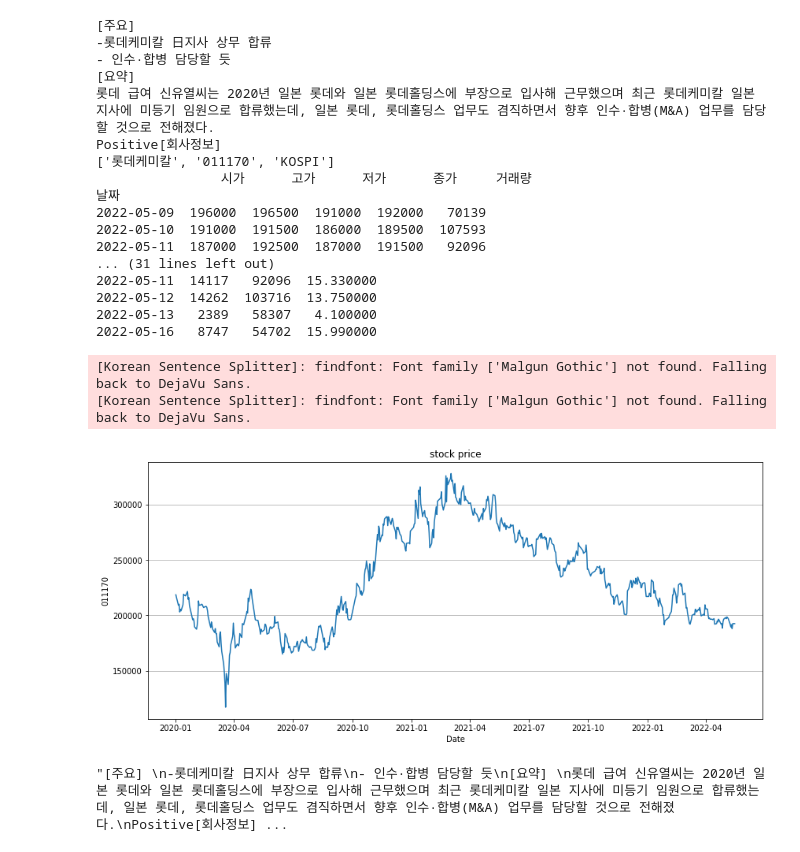
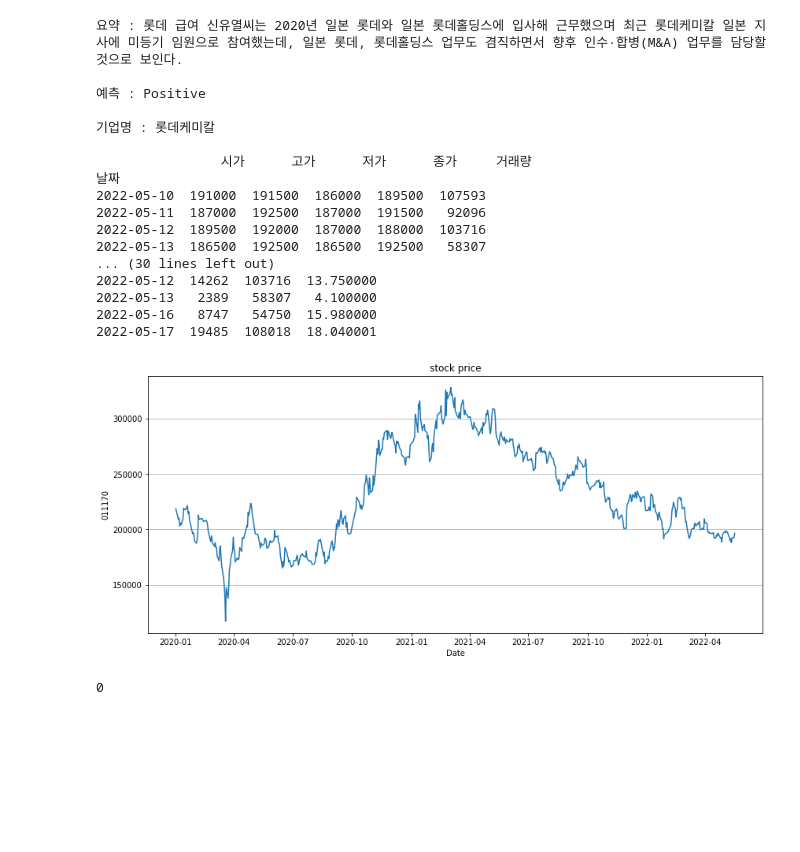
Before and after one commit to gytj2013/NewPhago, a Jupyter notebook: newphago_summarize.ipynb, the cells around one changed output. Cells and saved outputs as stored; diff of their text form; code cells hidden in the pictures; blank space fills up the shorter version.

```diff
--- a/newphago_summarize.ipynb
+++ b/newphago_summarize.ipynb
@@ -179 +89,35 @@ def summerize_news(url, Company):
+# %%
+# 기업 주가 정보
+from pykrx import stock
+import pandas as pd
+import FinanceDataReader as fdr
+import matplotlib.pyplot as plt
+import platform
+from datetime import datetime, timedelta
+
+today = datetime.today().strftime("%Y%m%d")
+last_week = (datetime.today() - timedelta(7)).strftime("%Y%m%d")
+
+def company_info(company, CompanyDic):
+  ticker = CompanyDic[company]
+  info_a = stock.get_market_ohlcv(last_week, today, ticker)
+  print(info_a) #주가
+  info_b = stock.get_market_cap(last_week, today, ticker)
+  print(info_b) #시가총액, 거래량, 거래대금, 상장주식수
+  info_c = stock.get_exhaustion_rates_of_foreign_investment(last_week, today, ticker)
+  print(info_c) #외국인 보유량 및 외국인 한도소진율
+  info_d = stock.get_market_fundamental(last_week, today, ticker)
+  print(info_d) #DIV/BPS/PER/EPS
+  info_e = stock.get_shorting_volume_by_date(last_week, today, ticker)
+  print(info_e) #공매도 현황
+  info_g = fdr.DataReader(symbol=ticker, start= "2020")
+  fig = plt.figure(figsize=(14, 6))
+  ax = fig.add_subplot(1, 1, 1)
+  ax.plot(info_g['Close'])
+  ax.set_xlabel("Date")
+  ax.set_ylabel(ticker)
+  ax.set_title("stock price")
+  plt.grid(True, axis='y')
+  plt.show() #주가그래프
+  return 0
 # %%
@@ -240,24 +156,27 @@ drive.mount('/content/drive')
 # %%
-summerize_news('https://n.news.naver.com/mnews/article/277/0005088162?sid=101', return_name())
+sum = summerize_news('https://n.news.naver.com/mnews/article/277/0005088162?sid=101')
+print("요약 : "+sum+"\n")
+print("예측 : "+forecast(sum)+"\n")
+companyL = extract_company(sum, return_name())
+print("기업명 : "+companyL[0]+"\n")
+company_info(companyL[0], return_name())
 # %% [output]
-[주요]
--롯데케미칼 日지사 상무 합류
-- 인수·합병 담당할 듯
-[요약]
-롯데 급여 신유열씨는 2020년 일본 롯데와 일본 롯데홀딩스에 부장으로 입사해 근무했으며 최근 롯데케미칼 일본 지사에 미등기 임원으로 합류했는데, 일본 롯데, 롯데홀딩스 업무도 겸직하면서 향후 인수·합병(M&A) 업무를 담당할 것으로 전해졌다.
-Positive[회사정보]
-['롯데케미칼', '011170', 'KOSPI']
+요약 : 롯데 급여 신유열씨는 2020년 일본 롯데와 일본 롯데홀딩스에 입사해 근무했으며 최근 롯데케미칼 일본 지사에 미등기 임원으로 참여했는데, 일본 롯데, 롯데홀딩스 업무도 겸직하면서 향후 인수·합병(M&A) 업무를 담당할 것으로 보인다.
+
+예측 : Positive
+
+기업명 : 롯데케미칼
+
                 시가      고가      저가      종가     거래량
 날짜
-2022-05-09  196000  196500  191000  192000   70139
 2022-05-10  191000  191500  186000  189500  107593
 2022-05-11  187000  192500  187000  191500   92096
-... (31 lines left out)
-2022-05-11  14117   92096  15.330000
+2022-05-12  189500  192000  187000  188000  103716
+2022-05-13  186500  192500  186500  192500   58307
+... (30 lines left out)
 2022-05-12  14262  103716  13.750000
 2022-05-13   2389   58307   4.100000
-2022-05-16   8747   54702  15.990000
+2022-05-16   8747   54750  15.980000
+2022-05-17  19485  108018  18.040001
+[figure]
-[Korean Sentence Splitter]: findfont: Font family ['Malgun Gothic'] not found. Falling back to DejaVu Sans.
-[Korean Sentence Splitter]: findfont: Font family ['Malgun Gothic'] not found. Falling back to DejaVu Sans.
+0
-[figure]
-"[주요] \n-롯데케미칼 日지사 상무 합류\n- 인수·합병 담당할 듯\n[요약] \n롯데 급여 신유열씨는 2020년 일본 롯데와 일본 롯데홀딩스에 부장으로 입사해 근무했으며 최근 롯데케미칼 일본 지사에 미등기 임원으로 합류했는데, 일본 롯데, 롯데홀딩스 업무도 겸직하면서 향후 인수·합병(M&A) 업무를 담당할 것으로 전해졌다.\nPositive[회사정보] ...
```
Also changed, not shown: parts of 18 cells of this notebook.
